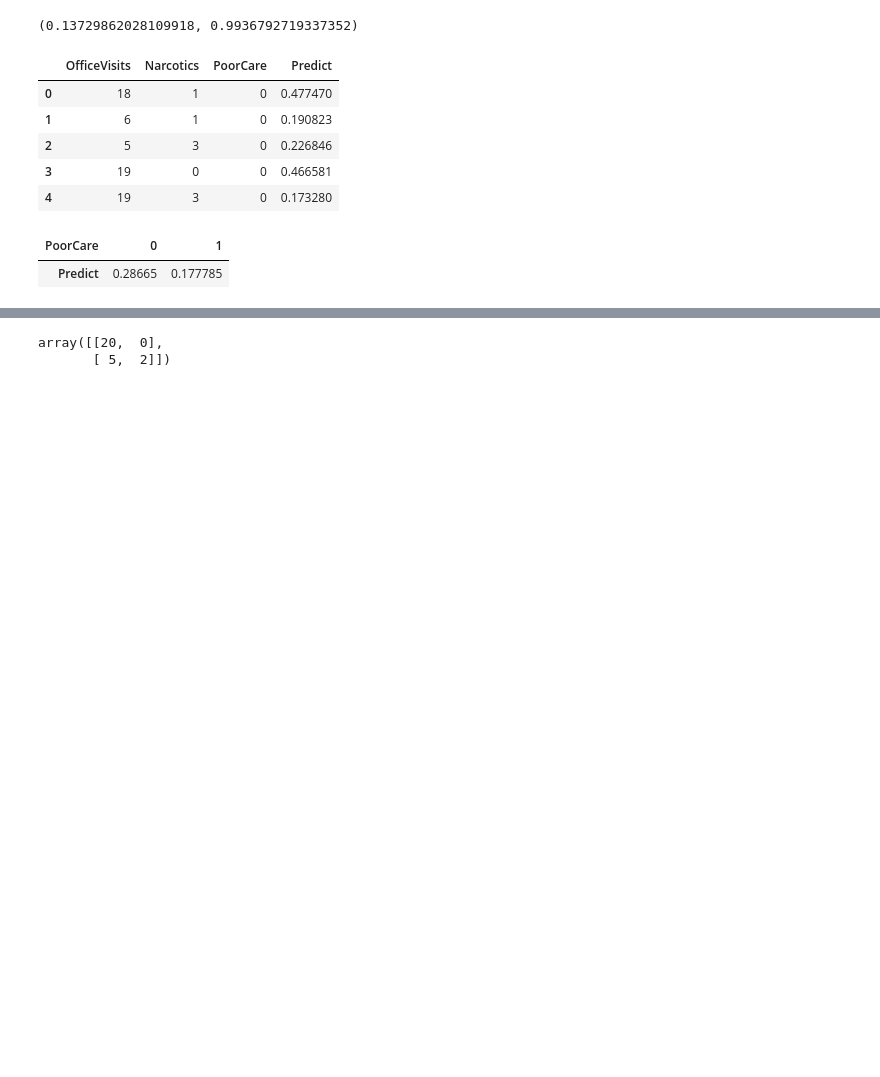
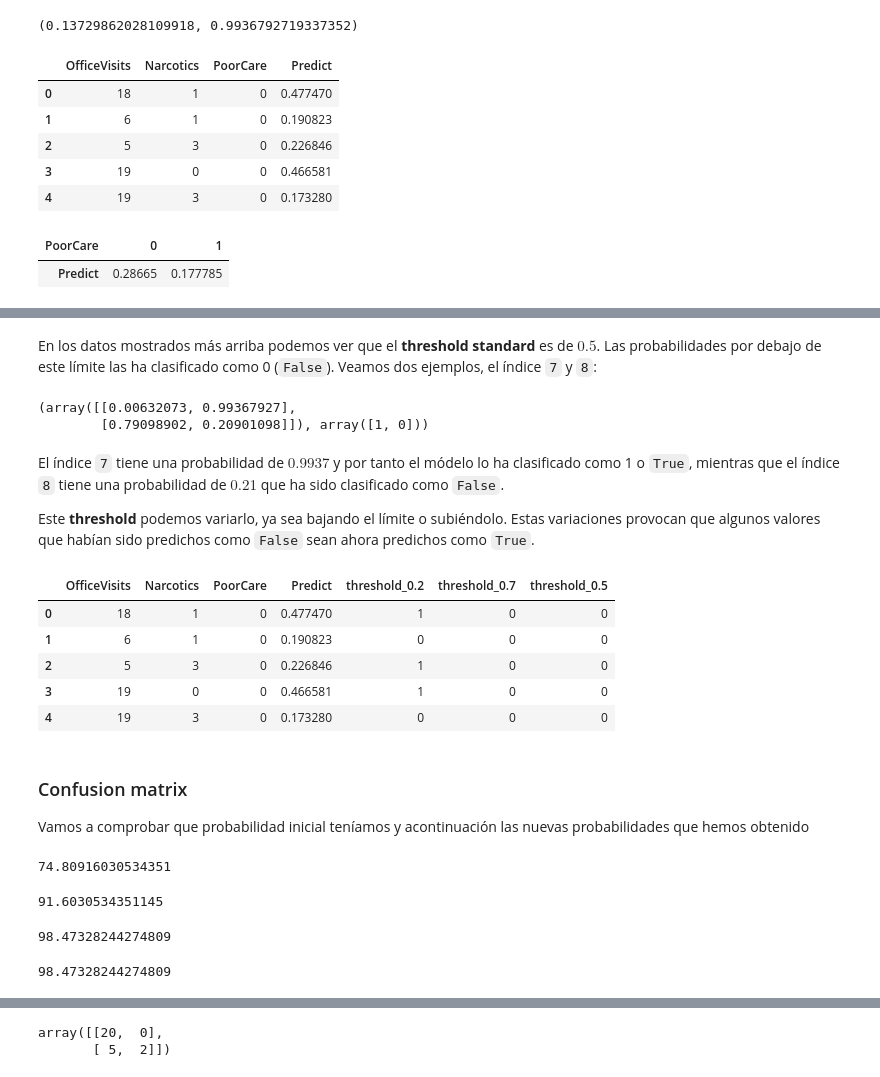
Before and after one commit to PablodelaCuesta/Machine_learning, a Jupyter notebook: Part_3_Classification (Supervised)/Part_1_Logistic_Regression/Example_1_modeling_the_expert.ipynb, the cells around one changed output, grey strips where cells are left out. Saved outputs shown, nothing was run; the diff lists cells and outputs as text; code cells hidden in the pictures; blank space fills up the shorter version.

```diff
--- a/Part_3_Classification (Supervised)/Part_1_Logistic_Regression/Example_1_modeling_the_expert.ipynb
+++ b/Part_3_Classification (Supervised)/Part_1_Logistic_Regression/Example_1_modeling_the_expert.ipynb
@@ -428,4 +432,4 @@ LogisticRegression(C=1.0, class_weight=None, dual=False, fit_intercept=True,
           penalty='l2', random_state=None, solver='liblinear', tol=0.0001,
           verbose=0, warm_start=False)
 # %%
-y_pred = classifier.predict_proba(X_test)
+y_pred_proba = classifier.predict_proba(X_test)
@@ -439,7 +445,7 @@ y_pred[:,1].min(), y_pred[:,1].max()
 # %%
 # add the y_pred to model
 quality_pred = pd.concat([quality_model5,
-                          pd.DataFrame(y_pred[:,1],
+                          pd.DataFrame(y_pred_proba[:,1],
                                        columns=['Predict'])],
                         axis = 1)
 quality_pred.head()
@@ -461,0 +480,44 @@ quality_pred.pivot_table(columns='PoorCare',
+# %% [markdown]
+En los datos mostrados más arriba podemos ver que el **threshold standard** es de $0.5$. Las probabilidades por debajo de este límite las ha clasificado como 0 (`False`).
+Veamos dos ejemplos, el índice `7` y `8`:
+# %%
+y_pred_proba[7:9], y_pred[7:9]
+# %% [output]
+(array([[0.00632073, 0.99367927],
+        [0.79098902, 0.20901098]]), array([1, 0]))
+# %% [markdown]
+El índice `7` tiene una probabilidad de $0.9937$ y por tanto el módelo lo ha clasificado como 1 o `True`, mientras que el índice `8` tiene una probabilidad de $0.21$ que ha sido clasificado como `False`.
+
+Este **threshold** podemos variarlo, ya sea bajando el límite o subiéndolo. Estas variaciones provocan que algunos valores que habían sido predichos como `False` sean ahora predichos como `True`.
+# %%
+quality_pred['threshold_0.2'] = np.where(quality_pred.Predict > 0.2, 1, 0)
+quality_pred['threshold_0.5'] = np.where(quality_pred.Predict > 0.5, 1, 0)
+quality_pred['threshold_0.7'] = np.where(quality_pred.Predict > 0.7, 1, 0)
+quality_pred.head()
+# %% [output]
+|  | OfficeVisits | Narcotics | PoorCare | Predict | threshold_0.2 | threshold_0.7 | threshold_0.5 |
+| 0 | 18 | 1 | 0 | 0.477470 | 1 | 0 | 0 |
+| 1 | 6 | 1 | 0 | 0.190823 | 0 | 0 | 0 |
+| 2 | 5 | 3 | 0 | 0.226846 | 1 | 0 | 0 |
+| 3 | 19 | 0 | 0 | 0.466581 | 1 | 0 | 0 |
+| 4 | 19 | 3 | 0 | 0.173280 | 0 | 0 | 0 |
+# %% [markdown]
+### Confusion matrix
+
+Vamos a comprobar que probabilidad inicial teníamos y acontinuación las nuevas probabilidades que hemos obtenido
+# %%
+quality['PoorCare'].value_counts()[0] / len(quality) * 100
+# %% [output]
+74.80916030534351
+# %%
+quality_pred['threshold_0.2'].value_counts()[0] / len(quality) * 100
+# %% [output]
+91.6030534351145
+# %%
+quality_pred['threshold_0.5'].value_counts()[0] / len(quality) * 100
+# %% [output]
+98.47328244274809
+# %%
+quality_pred['threshold_0.7'].value_counts()[0] / len(quality) * 100
+# %% [output]
+98.47328244274809
```
Also changed, not shown: parts of 21 cells of this notebook, 1 other file.
